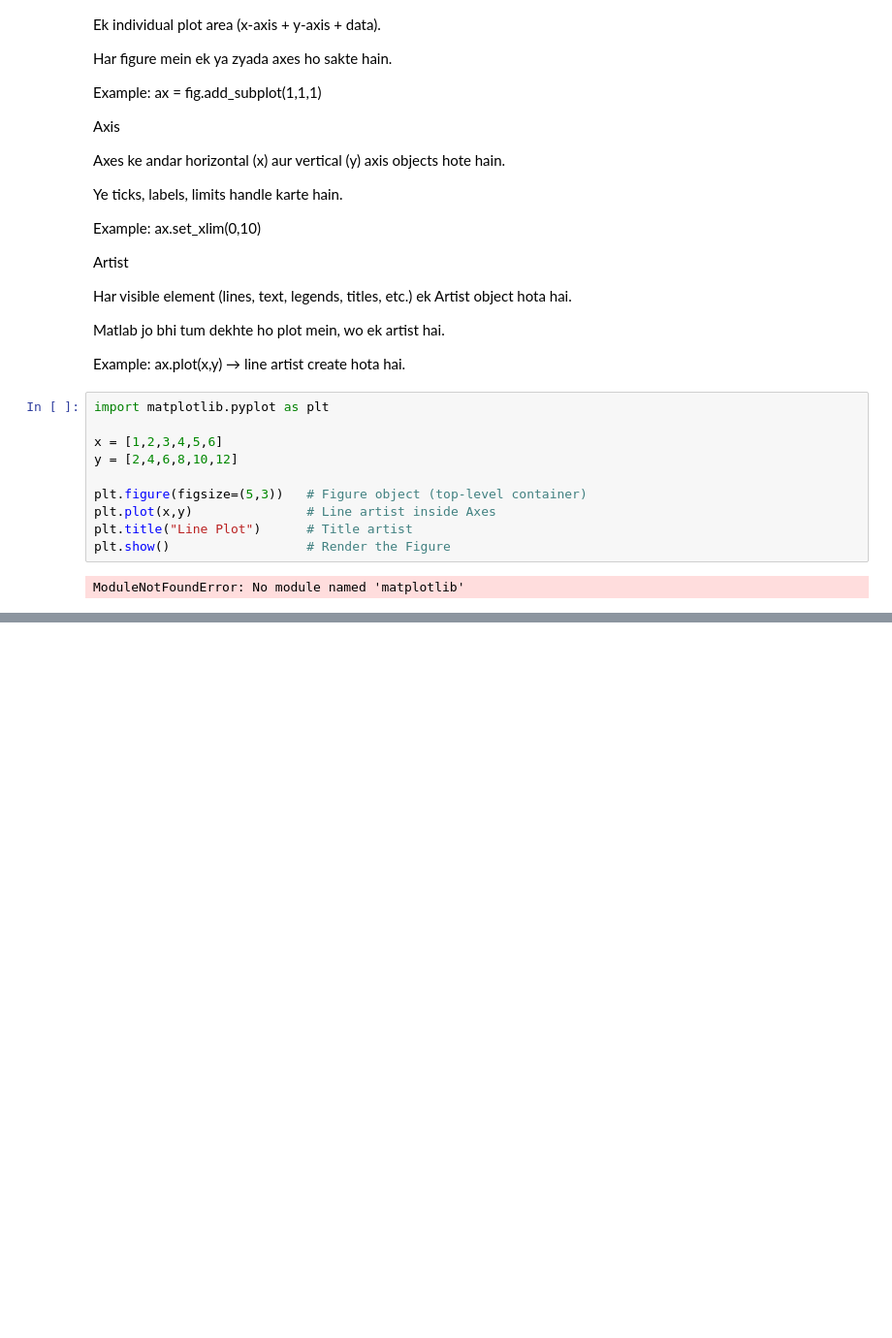
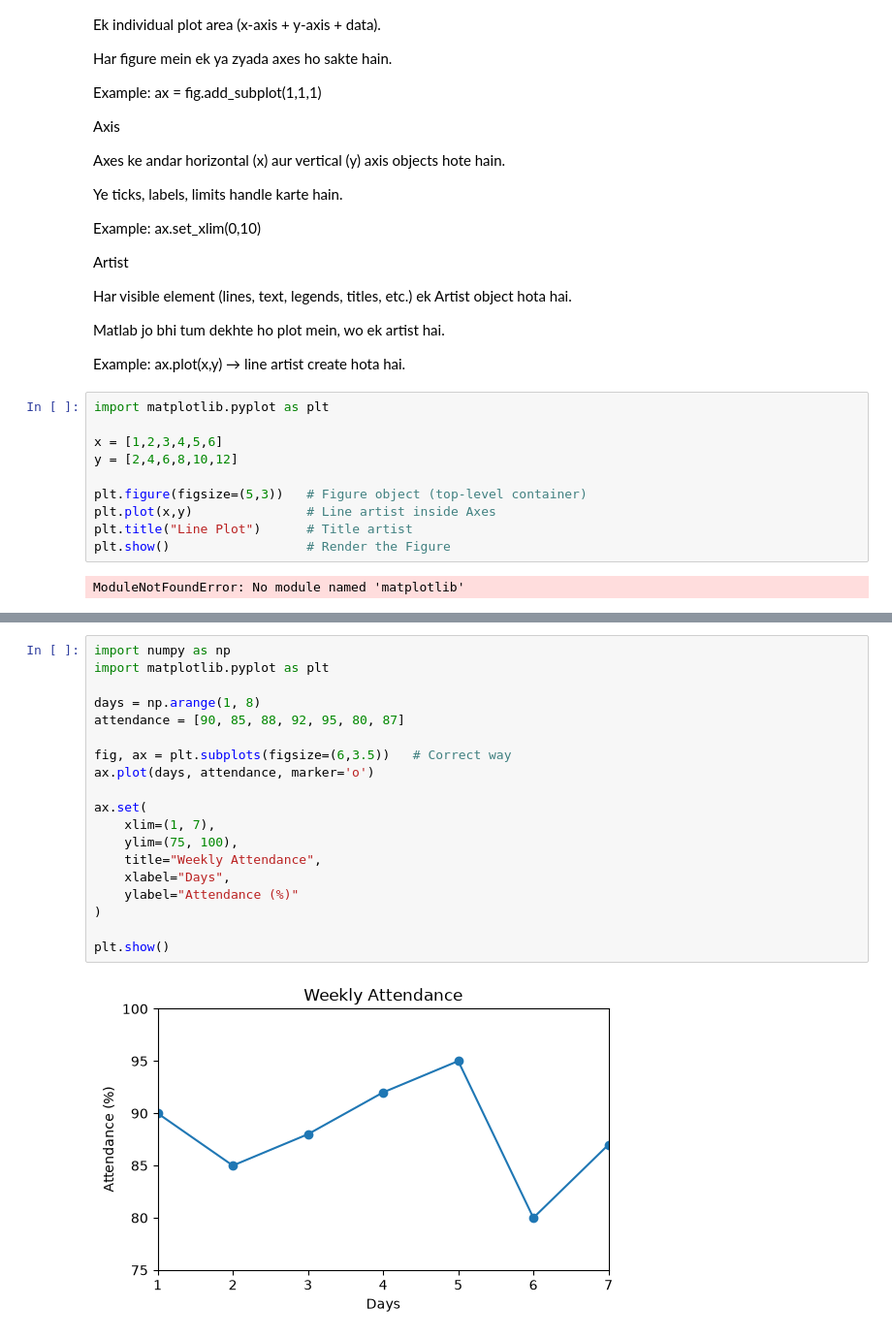
Before and after one commit to aayushi64/DV_python, a Jupyter notebook: matplotlib.ipynb, the cells around one changed output, grey strips where cells are left out. Shown at 97% size. Drawn from its saved outputs; the diff is of its cells as text; blank space fills up the shorter version.

```diff
--- a/matplotlib.ipynb
+++ b/matplotlib.ipynb
@@ -118,0 +233,21 @@ ax.set_xlabel("X-axis")      # X-axis label
+# %%
+import numpy as np
+import matplotlib.pyplot as plt
+
+days = np.arange(1, 8)
+attendance = [90, 85, 88, 92, 95, 80, 87]
+
+fig, ax = plt.subplots(figsize=(6,3.5))   # Correct way
+ax.plot(days, attendance, marker='o')
+
+ax.set(
+    xlim=(1, 7),
+    ylim=(75, 100),
+    title="Weekly Attendance",
+    xlabel="Days",
+    ylabel="Attendance (%)"
+)
+
+plt.show()
+# %% [output]
+[figure, added]
```
Also changed, not shown: parts of 9 cells of this notebook.
